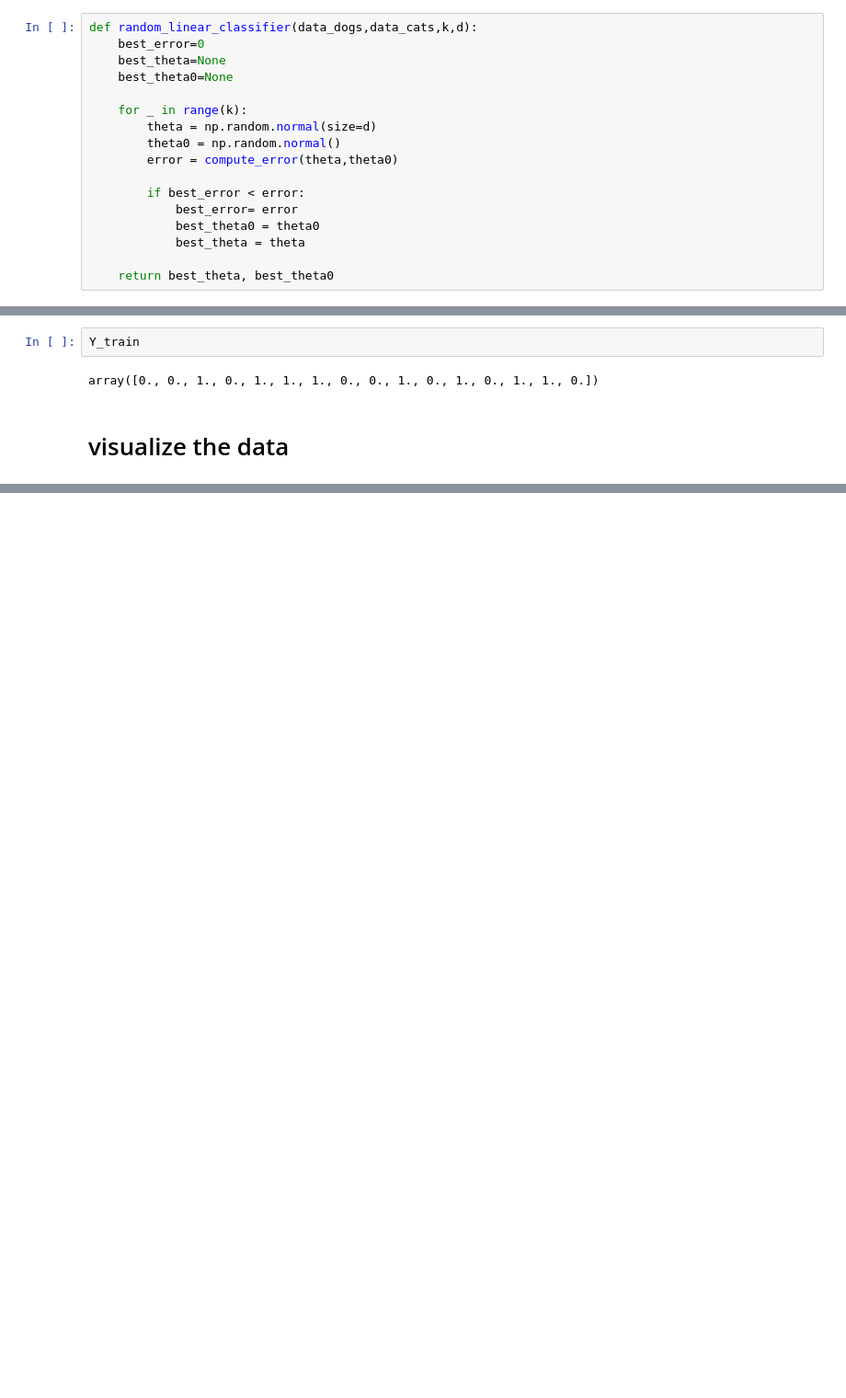
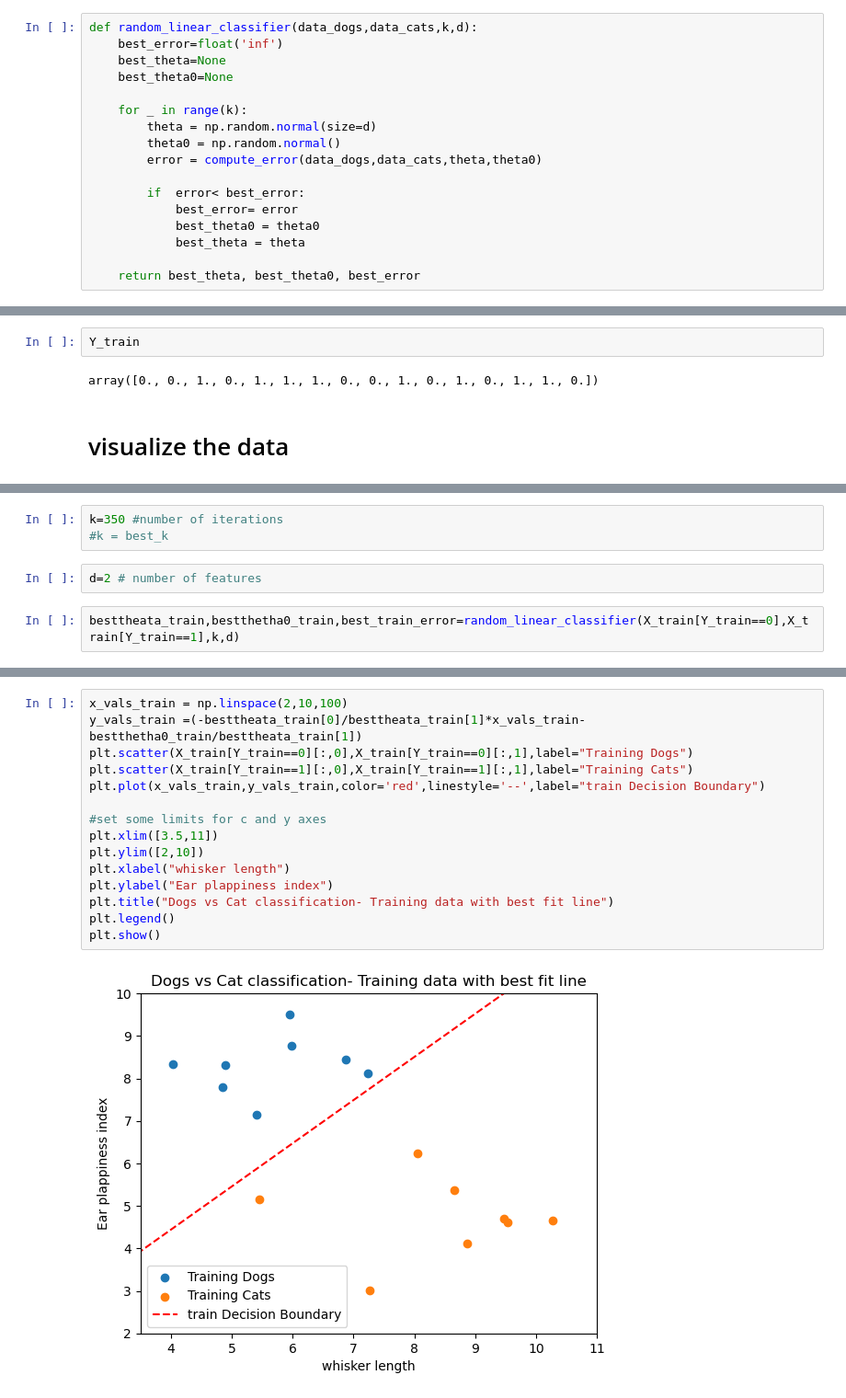
Before and after one commit to sujaychandrakoyyalamudi/machine-learning, a Jupyter notebook: randomlinearclassifier/random_linear_classifier_with_training_and_testing_error.ipynb, the cells around one changed output, grey strips where cells are left out. Shown: that part at 92% size. Saved outputs shown, nothing was run; the diff lists cells and outputs as text; blank space fills up the shorter version.

```diff
--- a/randomlinearclassifier/random_linear_classifier_with_training_and_testing_error.ipynb
+++ b/randomlinearclassifier/random_linear_classifier_with_training_and_testing_error.ipynb
@@ -52,21 +52,21 @@ plt.show()
 # intiliaze the algorithm
 # %%
 def random_linear_classifier(data_dogs,data_cats,k,d):
-    best_error=0
+    best_error=float('inf')
     best_theta=None
     best_theta0=None
 
     for _ in range(k):
         theta = np.random.normal(size=d)
         theta0 = np.random.normal()
-        error = compute_error(theta,theta0)
+        error = compute_error(data_dogs,data_cats,theta,theta0)
 
-        if best_error < error:
+        if  error< best_error:
             best_error= error
             best_theta0 = theta0
             best_theta = theta
 
-    return best_theta, best_theta0
+    return best_theta, best_theta0, best_error
 # %% [markdown]
 # compute error
 # %%
@@ -197,0 +251,7 @@ plt.show()
+# %%
+k=350 #number of iterations
+#k = best_k
+# %%
+d=2 # number of features
+# %%
+besttheata_train,bestthetha0_train,best_train_error=random_linear_classifier(X_train[Y_train==0],X_train[Y_train==1],k,d)
@@ -197,0 +272,17 @@ plt.show()
+# %%
+x_vals_train = np.linspace(2,10,100)
+y_vals_train =(-besttheata_train[0]/besttheata_train[1]*x_vals_train-bestthetha0_train/besttheata_train[1])
+plt.scatter(X_train[Y_train==0][:,0],X_train[Y_train==0][:,1],label="Training Dogs")
+plt.scatter(X_train[Y_train==1][:,0],X_train[Y_train==1][:,1],label="Training Cats")
+plt.plot(x_vals_train,y_vals_train,color='red',linestyle='--',label="train Decision Boundary")
+
+#set some limits for c and y axes
+plt.xlim([3.5,11])
+plt.ylim([2,10])
+plt.xlabel("whisker length")
+plt.ylabel("Ear plappiness index")
+plt.title("Dogs vs Cat classification- Training data with best fit line")
+plt.legend()
+plt.show()
+# %% [output]
+[figure, added]
```
Also changed, not shown: parts of 16 cells of this notebook.
